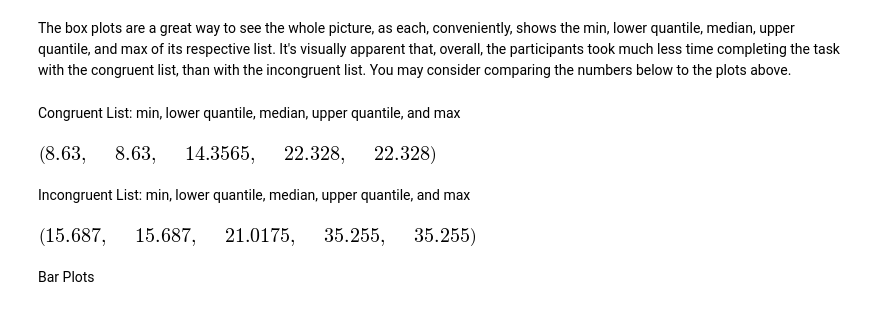
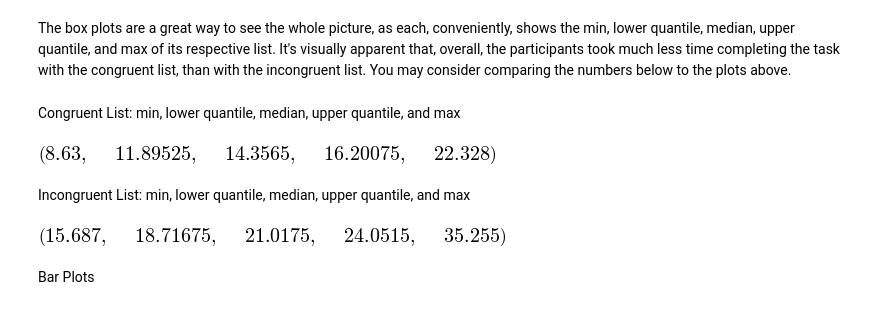
Before and after one commit to ronrihoo/Data_Analyst__Project_1, a Jupyter notebook: Project_1 - Testing a Perceptual Phenomenon.ipynb, the cells around one changed output. Saved outputs shown, nothing was run; the diff lists cells and outputs as text; code cells hidden in the pictures.

```diff
--- a/Project_1 - Testing a Perceptual Phenomenon.ipynb
+++ b/Project_1 - Testing a Perceptual Phenomenon.ipynb
@@ -175,22 +175,22 @@ The box plots are a great way to see the whole picture, as each, conveniently, s
 Congruent List: min, lower quantile, median, upper quantile, and max
 # %%
 (data['Congruent'].min(),
- data['Congruent'].quantile(0),
- data['Congruent'].quantile(),
- data['Congruent'].quantile(1),
+ data['Congruent'].quantile(.25),
+ data['Congruent'].quantile(.50),
+ data['Congruent'].quantile(.75),
  data['Congruent'].max())
 # %% [output]
-[figure, old version]
+[figure, new version]
 # %% [markdown]
 Incongruent List: min, lower quantile, median, upper quantile, and max
 # %%
 (data['Incongruent'].min(),
- data['Incongruent'].quantile(0),
- data['Incongruent'].quantile(),
- data['Incongruent'].quantile(1),
+ data['Incongruent'].quantile(.25),
+ data['Incongruent'].quantile(.50),
+ data['Incongruent'].quantile(.75),
  data['Incongruent'].max())
 # %% [output]
-[figure, old version]
+[figure, new version]
 # %% [markdown]
 Bar Plots
 # %%
```
Also changed, not shown: parts of 4 cells of this notebook, 2 other files.
